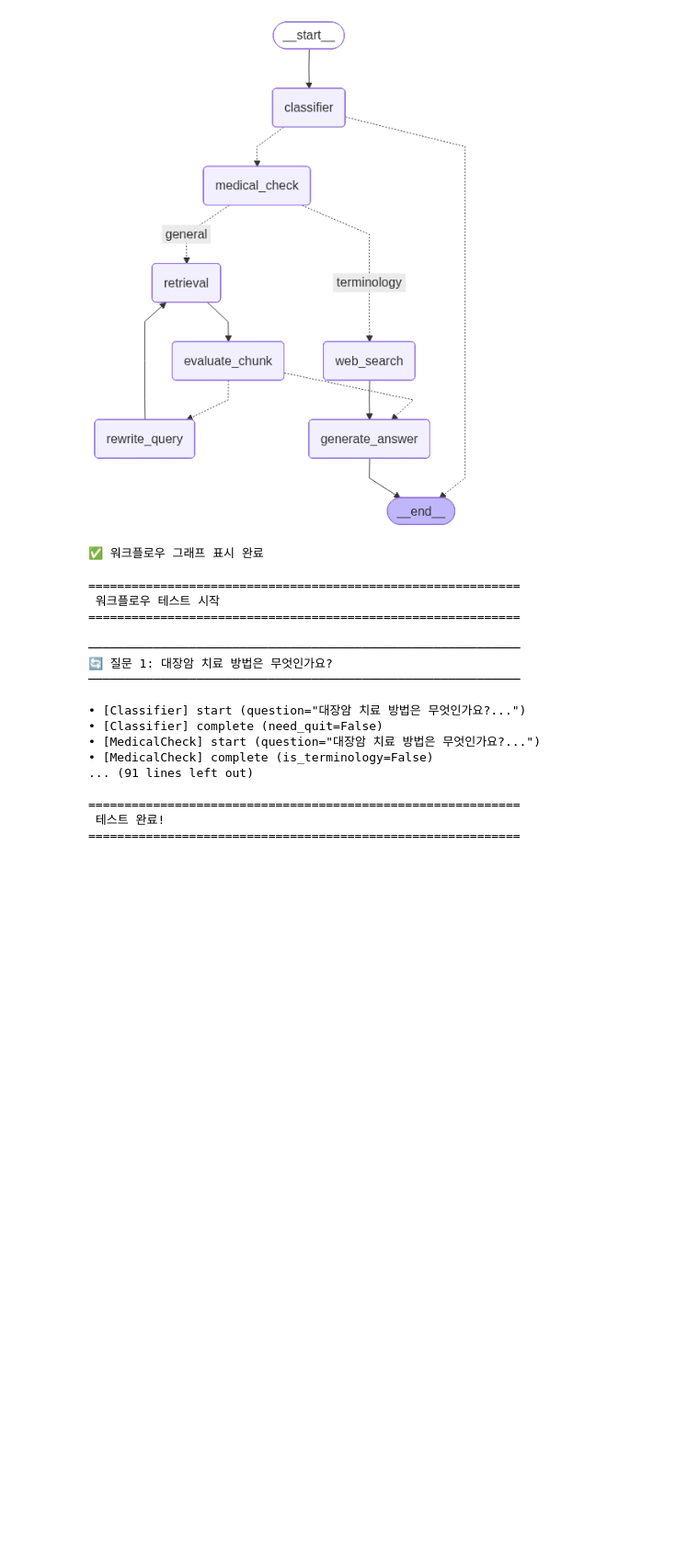
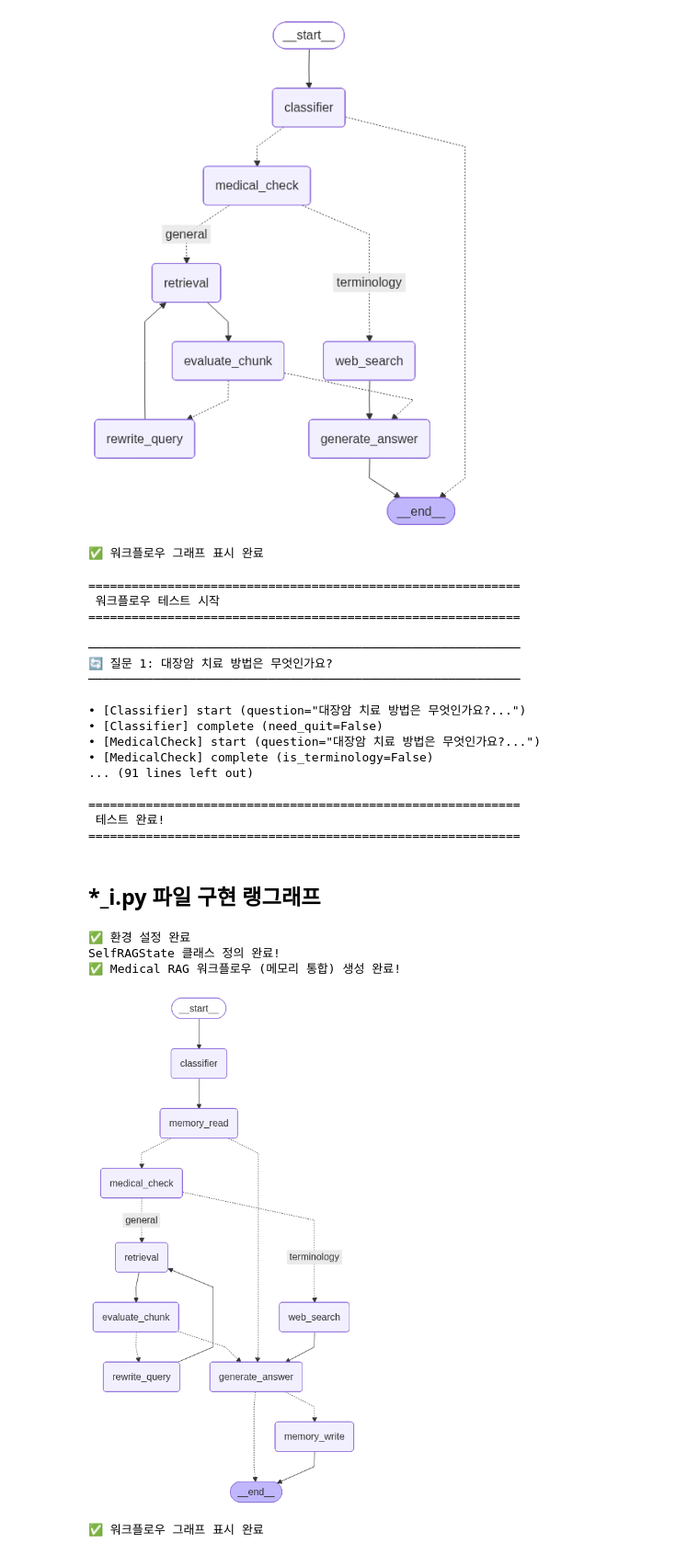
Before and after one commit to SKNETWORKS-FAMILY-AICAMP/SKN18-4th-4team, a Jupyter notebook: graph/nodes/rag_workflow.ipynb, the cells around one changed output. Shown: that part at 92% size. Saved outputs shown, nothing was run; the diff lists cells and outputs as text; code cells hidden in the pictures; blank space fills up the shorter version.

```diff
--- a/graph/nodes/rag_workflow.ipynb
+++ b/graph/nodes/rag_workflow.ipynb
@@ -131,3 +133,56 @@ run_workflow_tests(test_questions)
 ============================================================
  테스트 완료!
 ============================================================
+# %% [markdown]
+## *_i.py 파일 구현 랭그래프
+# %%
+import os
+import sys
+from dotenv import load_dotenv
+import importlib
+from IPython.display import Image, display
+
+# 환경 변수 로드
+load_dotenv()
+
+# 프로젝트 루트 디렉토리를 Python 경로에 추가
+project_root = os.path.dirname(os.path.dirname(os.path.abspath(os.getcwd())))
+if project_root not in sys.path:
+    sys.path.insert(0, project_root)
+
+# 개발 중 수정사항 반영을 위한 모듈 리로드 (compile_i 관련)
+modules_to_reload = [
+    'graph.nodes.classifier',
+    'graph.nodes.memory_i',  # compile_i에서 사용하는 메모리 노드
+    'graph.nodes.medical_check',
+    'graph.nodes.retrieval',
+    'graph.nodes.rewrite_query',
+    'graph.nodes.generate_answer',
+    'graph.nodes.web_search',
+    'graph.nodes.evaluate_chunk',
+    'graph.compile_i',  # compile_i 모듈 리로드
+    'rag.services.retriever'
+]
+for module_name in modules_to_reload:
+    if module_name in sys.modules:
+        importlib.reload(sys.modules[module_name])
+
+print("✅ 환경 설정 완료")
+
+# 워크플로우 생성
+from graph.compile_i import create_medical_rag_workflow
+medical_app = create_medical_rag_workflow()
+print("✅ Medical RAG 워크플로우 (메모리 통합) 생성 완료!")
+
+# 워크플로우 그래프 시각화
+try:
+    display(Image(medical_app.get_graph().draw_mermaid_png()))
+    print("✅ 워크플로우 그래프 표시 완료")
+except Exception as e:
+    print(f"❌ 그래프 표시 오류: {e}")
+# %% [output]
+✅ 환경 설정 완료
+SelfRAGState 클래스 정의 완료!
+✅ Medical RAG 워크플로우 (메모리 통합) 생성 완료!
+[figure, added]
+✅ 워크플로우 그래프 표시 완료
```
Also changed, not shown: parts of 1 cell of this notebook, 8 other files.
